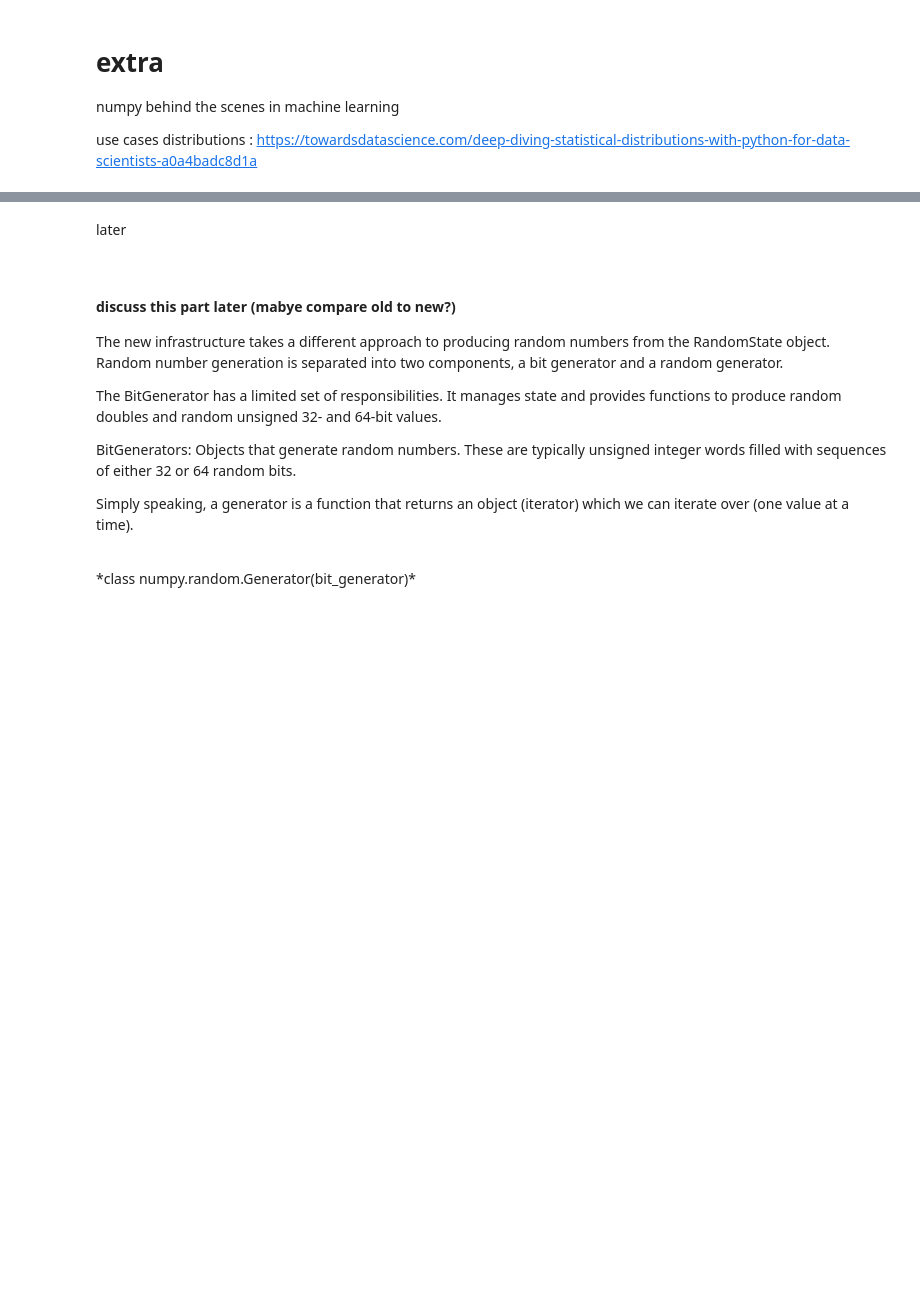
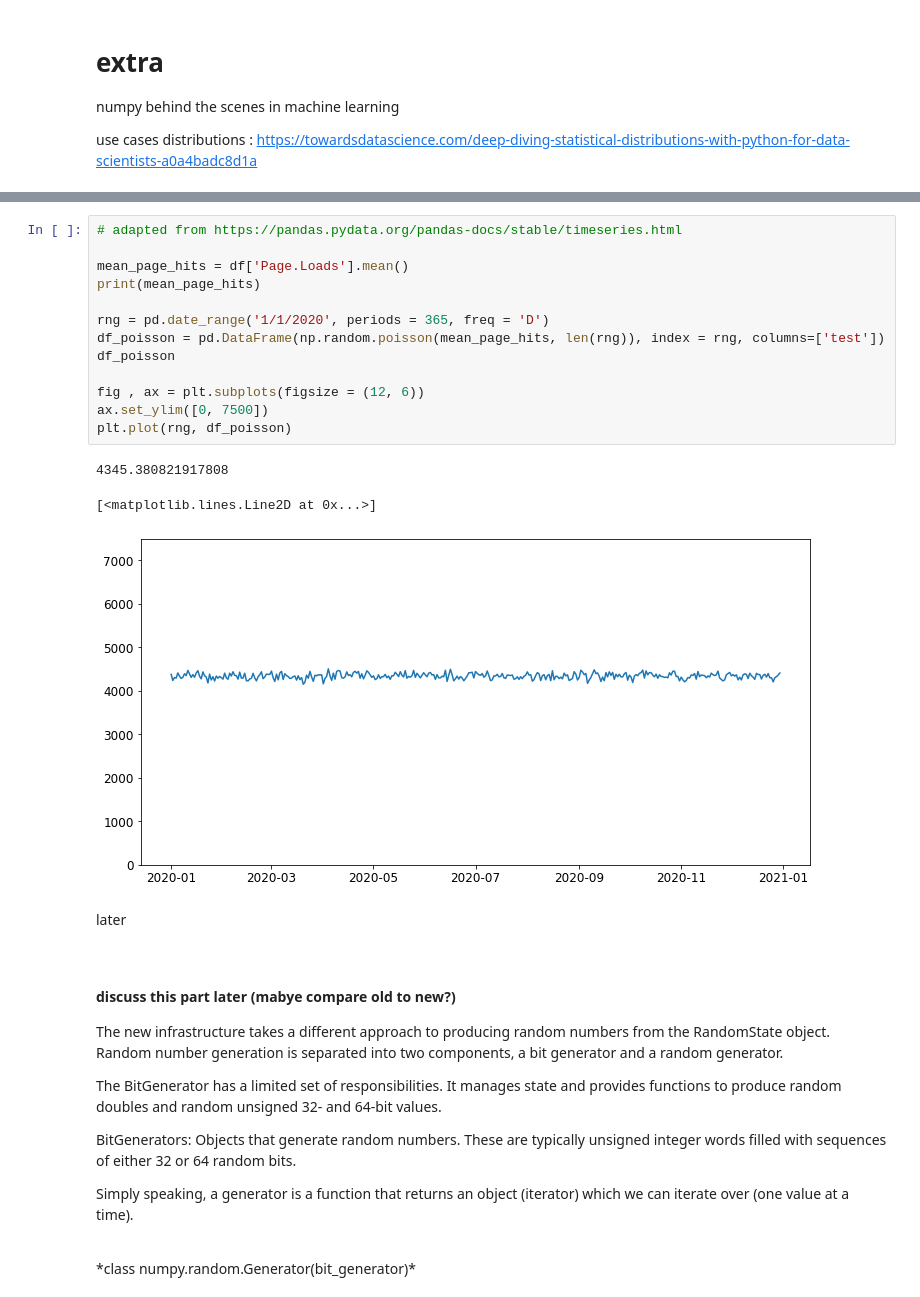
Before and after one commit to CiaranMoran27/playing_with_jupyter, a Jupyter notebook: numpy-random.ipynb, the cells around one changed output, grey strips where cells are left out. Saved outputs shown, nothing was run; the diff lists cells and outputs as text; blank space fills up the shorter version.

```diff
--- a/numpy-random.ipynb
+++ b/numpy-random.ipynb
@@ -1158,3 +1215,20 @@ use cases distributions : https://towardsdatascience.com/deep-diving-statistical
+# %%
+# adapted from https://pandas.pydata.org/pandas-docs/stable/timeseries.html
+
+mean_page_hits = df['Page.Loads'].mean()
+print(mean_page_hits)
+
+rng = pd.date_range('1/1/2020', periods = 365, freq = 'D')
+df_poisson = pd.DataFrame(np.random.poisson(mean_page_hits, len(rng)), index = rng, columns=['test'])
+df_poisson
+
+fig , ax = plt.subplots(figsize = (12, 6))
+ax.set_ylim([0, 7500])
+plt.plot(rng, df_poisson)
+# %% [output]
+4345.380821917808
+[<matplotlib.lines.Line2D at 0x...>]
+[figure, added]
 # %% [markdown]
 later
 
```
Also changed, not shown: parts of 37 cells of this notebook, 1 other file.
